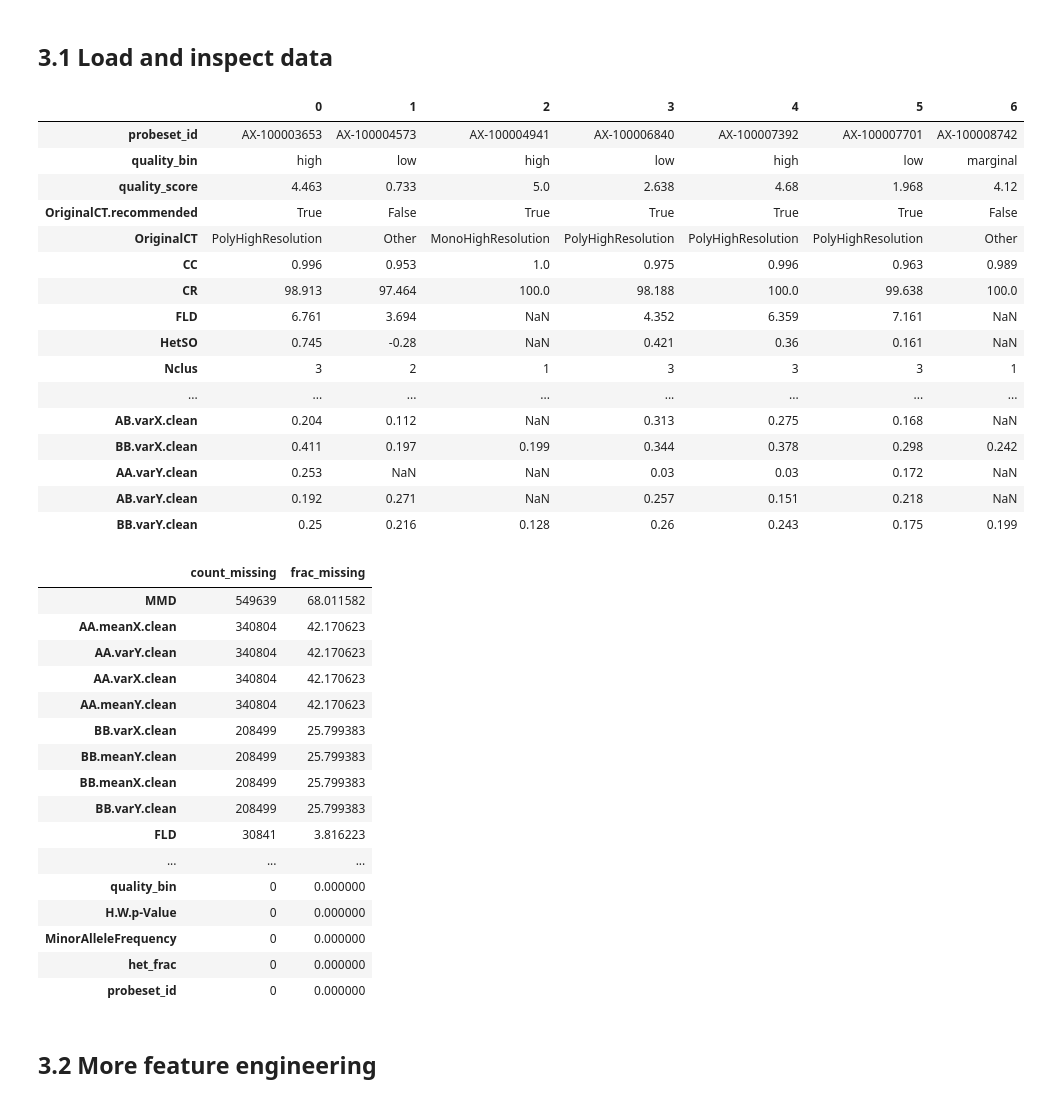
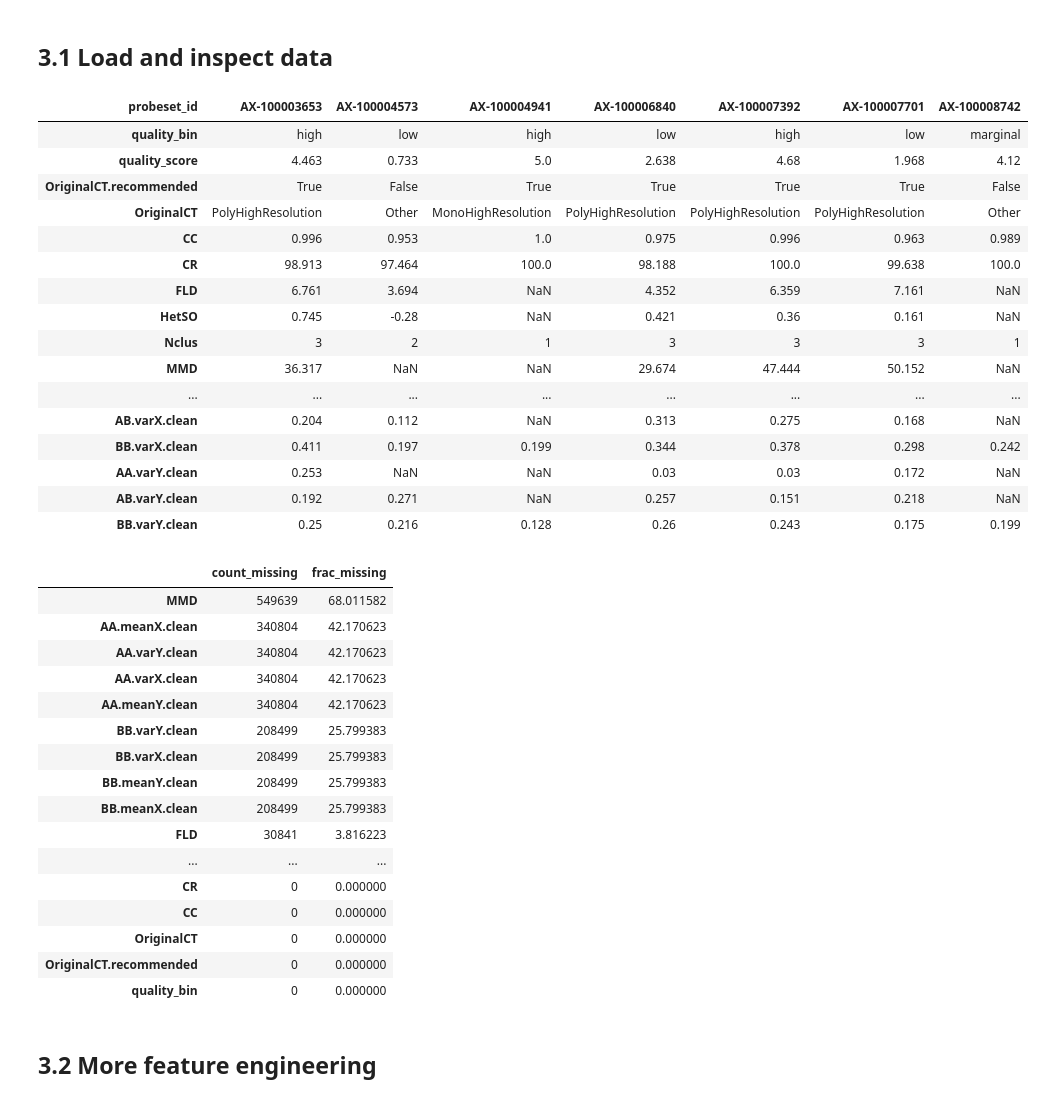
Before and after one commit to cabruck/DataScienceCapstoneTwo, a Jupyter notebook: notebooks/train_test_split_part3.ipynb, the cells around one changed output. Saved outputs shown, nothing was run; the diff lists cells and outputs as text; code cells hidden in the pictures.

```diff
--- a/notebooks/train_test_split_part3.ipynb
+++ b/notebooks/train_test_split_part3.ipynb
@@ -23,11 +25,11 @@ from sklearn.model_selection import train_test_split
 # %% [markdown]
 ## 3.1 Load and inspect data
 # %%
-ps_data = pd.read_csv('../data/data_cleaning_step2.zip',sep='\t')
+# also set probeset_id as the index.  Will propagate to all derived dataframes.
+ps_data = pd.read_csv('../data/data_cleaning_step2.zip',sep='\t', index_col = 'probeset_id')
 # %%
-ps_data.head(7).transpose()
+ps_data.head(7).T
 # %% [output]
-|  | 0 | 1 | 2 | 3 | 4 | 5 | 6 |
 | probeset_id | AX-100003653 | AX-100004573 | AX-100004941 | AX-100006840 | AX-100007392 | AX-100007701 | AX-100008742 |
 | quality_bin | high | low | high | low | high | low | marginal |
 | quality_score | 4.463 | 0.733 | 5.0 | 2.638 | 4.68 | 1.968 | 4.12 |
@@ -38,6 +40,7 @@ ps_data.head(7).transpose()
 | FLD | 6.761 | 3.694 | NaN | 4.352 | 6.359 | 7.161 | NaN |
 | HetSO | 0.745 | -0.28 | NaN | 0.421 | 0.36 | 0.161 | NaN |
 | Nclus | 3 | 2 | 1 | 3 | 3 | 3 | 1 |
+| MMD | 36.317 | NaN | NaN | 29.674 | 47.444 | 50.152 | NaN |
 | ... | ... | ... | ... | ... | ... | ... | ... |
 | AB.varX.clean | 0.204 | 0.112 | NaN | 0.313 | 0.275 | 0.168 | NaN |
 | BB.varX.clean | 0.411 | 0.197 | 0.199 | 0.344 | 0.378 | 0.298 | 0.242 |
@@ -56,17 +59,17 @@ missing.sort_values(by='count_missing',ascending = False)
 | AA.varY.clean | 340804 | 42.170623 |
 | AA.varX.clean | 340804 | 42.170623 |
 | AA.meanY.clean | 340804 | 42.170623 |
+| BB.varY.clean | 208499 | 25.799383 |
 | BB.varX.clean | 208499 | 25.799383 |
 | BB.meanY.clean | 208499 | 25.799383 |
 | BB.meanX.clean | 208499 | 25.799383 |
-| BB.varY.clean | 208499 | 25.799383 |
 | FLD | 30841 | 3.816223 |
 | ... | ... | ... |
+| CR | 0 | 0.000000 |
+| CC | 0 | 0.000000 |
+| OriginalCT | 0 | 0.000000 |
+| OriginalCT.recommended | 0 | 0.000000 |
 | quality_bin | 0 | 0.000000 |
-| H.W.p-Value | 0 | 0.000000 |
-| MinorAlleleFrequency | 0 | 0.000000 |
-| het_frac | 0 | 0.000000 |
-| probeset_id | 0 | 0.000000 |
 # %% [markdown]
 ## 3.2 More feature engineering
 # %% [markdown]
```
Also changed, not shown: parts of 33 cells of this notebook, 6 other files.
